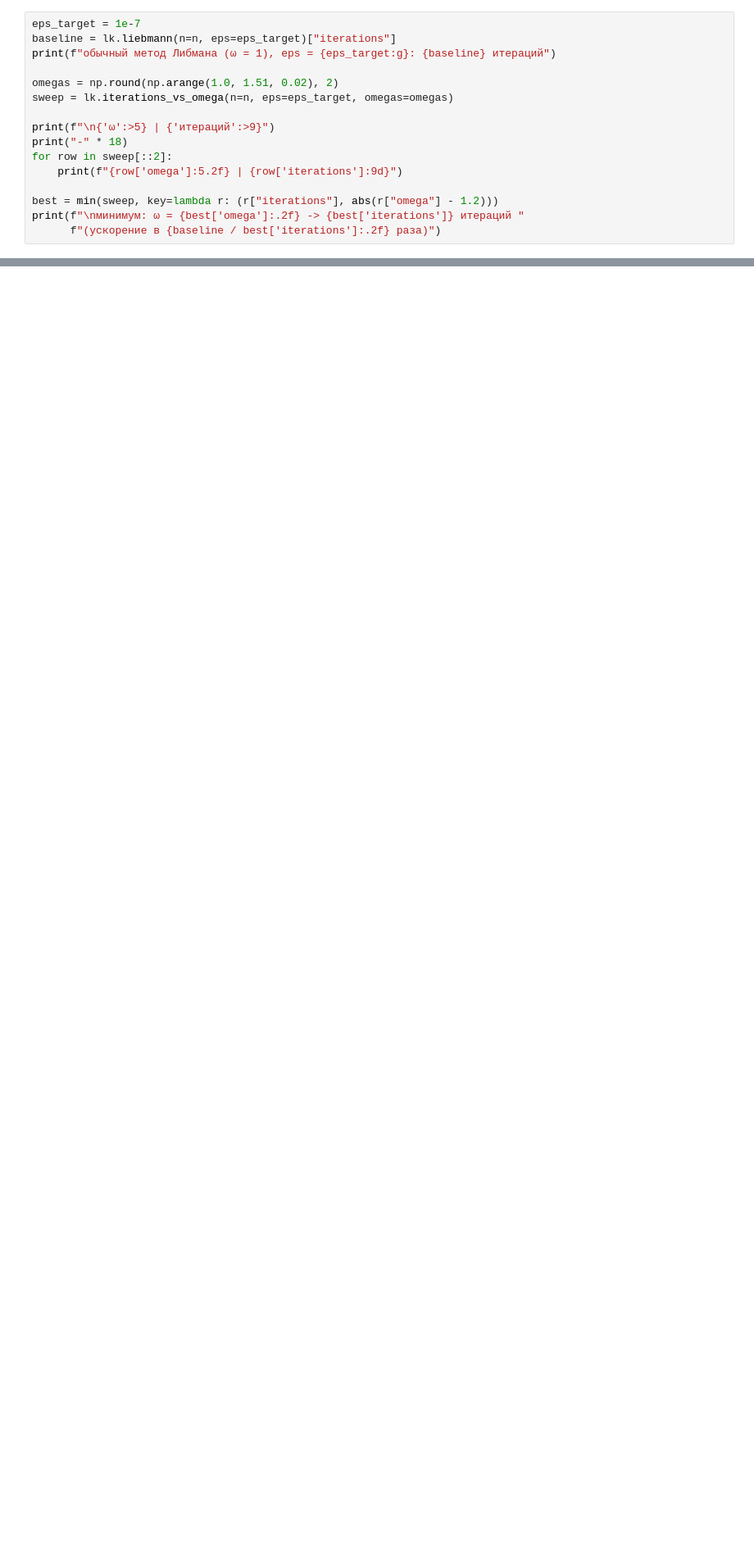
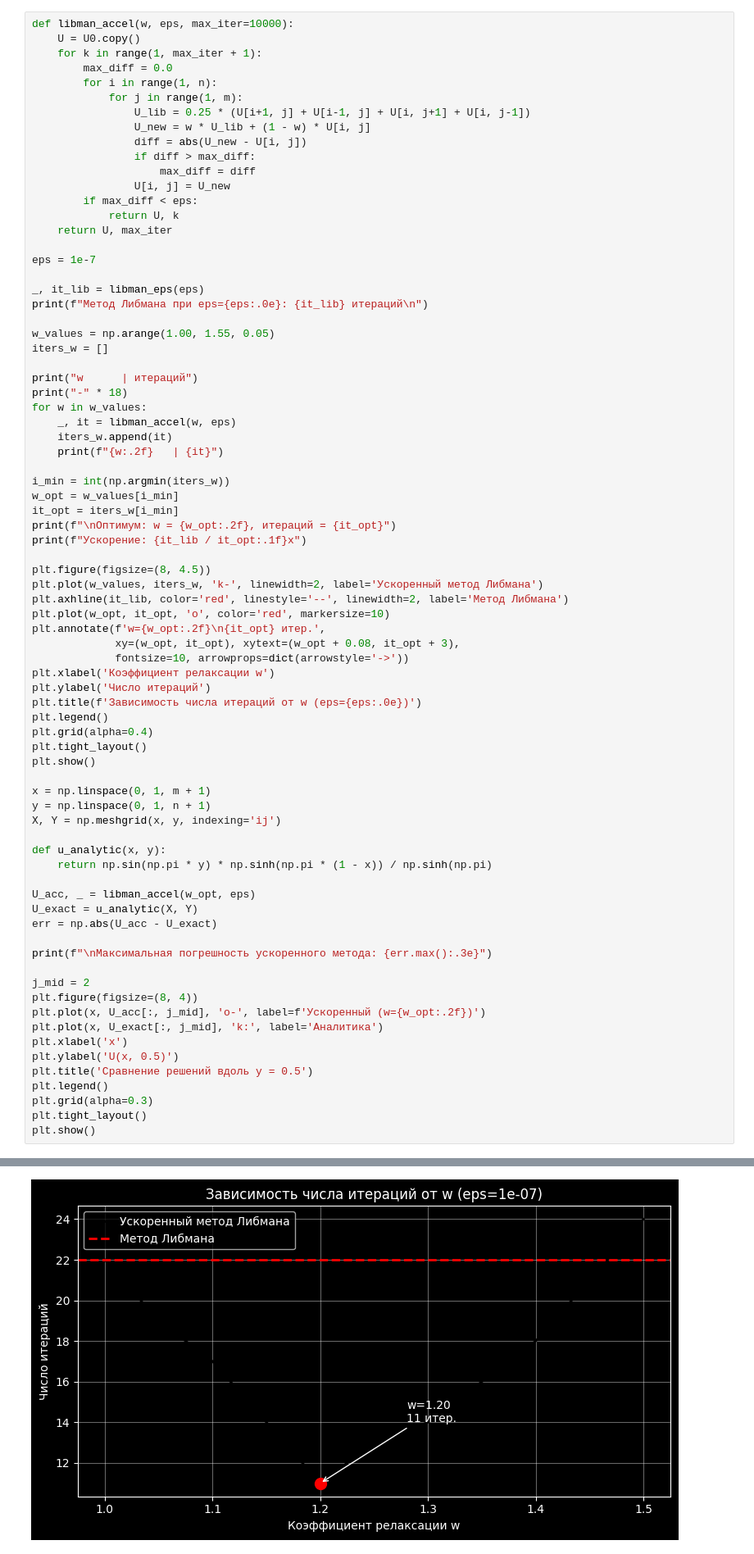
Before and after one commit to ealeksbykova/math-model-python, a Jupyter notebook: solution/Практическое занятие 1_1 - метод Либмана.ipynb, the cells around one changed output, grey strips where cells are left out. Shown at 82% size. Drawn from its saved outputs; the diff is of its cells as text; blank space fills up the shorter version.

```diff
--- a/solution/Практическое занятие 1_1 - метод Либмана.ipynb
+++ b/solution/Практическое занятие 1_1 - метод Либмана.ipynb
@@ -156,19 +75,80 @@ iter ~ eps^(-0.14); при уменьшении eps на порядок числ
 ---
 ## Задание №3. Ускоренный метод Либмана (коэффициент релаксации)
 # %%
-eps_target = 1e-7
-baseline = lk.liebmann(n=n, eps=eps_target)["iterations"]
-print(f"обычный метод Либмана (ω = 1), eps = {eps_target:g}: {baseline} итераций")
+def libman_accel(w, eps, max_iter=10000):
+    U = U0.copy()
+    for k in range(1, max_iter + 1):
+        max_diff = 0.0
+        for i in range(1, n):
+            for j in range(1, m):
+                U_lib = 0.25 * (U[i+1, j] + U[i-1, j] + U[i, j+1] + U[i, j-1])
+                U_new = w * U_lib + (1 - w) * U[i, j]
+                diff = abs(U_new - U[i, j])
+                if diff > max_diff:
+                    max_diff = diff
+                U[i, j] = U_new
+        if max_diff < eps:
+            return U, k
+    return U, max_iter
 
-omegas = np.round(np.arange(1.0, 1.51, 0.02), 2)
-sweep = lk.iterations_vs_omega(n=n, eps=eps_target, omegas=omegas)
+eps = 1e-7
 
-print(f"\n{'ω':>5} | {'итераций':>9}")
+_, it_lib = libman_eps(eps)
+print(f"Метод Либмана при eps={eps:.0e}: {it_lib} итераций\n")
+
+w_values = np.arange(1.00, 1.55, 0.05)
+iters_w = []
+
+print("w      | итераций")
 print("-" * 18)
-for row in sweep[::2]:
-    print(f"{row['omega']:5.2f} | {row['iterations']:9d}")
+for w in w_values:
+    _, it = libman_accel(w, eps)
+    iters_w.append(it)
+    print(f"{w:.2f}   | {it}")
 
-best = min(sweep, key=lambda r: (r["iterations"], abs(r["omega"] - 1.2)))
-print(f"\nминимум: ω = {best['omega']:.2f} -> {best['iterations']} итераций "
-      f"(ускорение в {baseline / best['iterations']:.2f} раза)")
+i_min = int(np.argmin(iters_w))
+w_opt = w_values[i_min]
+it_opt = iters_w[i_min]
+print(f"\nОптимум: w = {w_opt:.2f}, итераций = {it_opt}")
+print(f"Ускорение: {it_lib / it_opt:.1f}x")
+
+plt.figure(figsize=(8, 4.5))
+plt.plot(w_values, iters_w, 'k-', linewidth=2, label='Ускоренный метод Либмана')
+plt.axhline(it_lib, color='red', linestyle='--', linewidth=2, label='Метод Либмана')
+plt.plot(w_opt, it_opt, 'o', color='red', markersize=10)
+plt.annotate(f'w={w_opt:.2f}\n{it_opt} итер.',
+             xy=(w_opt, it_opt), xytext=(w_opt + 0.08, it_opt + 3),
+             fontsize=10, arrowprops=dict(arrowstyle='->'))
+plt.xlabel('Коэффициент релаксации w')
+plt.ylabel('Число итераций')
+plt.title(f'Зависимость числа итераций от w (eps={eps:.0e})')
+plt.legend()
+plt.grid(alpha=0.4)
+plt.tight_layout()
+plt.show()
+
+x = np.linspace(0, 1, m + 1)
+y = np.linspace(0, 1, n + 1)
+X, Y = np.meshgrid(x, y, indexing='ij')
+
+def u_analytic(x, y):
+    return np.sin(np.pi * y) * np.sinh(np.pi * (1 - x)) / np.sinh(np.pi)
+
+U_acc, _ = libman_accel(w_opt, eps)
+U_exact = u_analytic(X, Y)
+err = np.abs(U_acc - U_exact)
+
+print(f"\nМаксимальная погрешность ускоренного метода: {err.max():.3e}")
+
+j_mid = 2
+plt.figure(figsize=(8, 4))
+plt.plot(x, U_acc[:, j_mid], 'o-', label=f'Ускоренный (w={w_opt:.2f})')
+plt.plot(x, U_exact[:, j_mid], 'k:', label='Аналитика')
+plt.xlabel('x')
+plt.ylabel('U(x, 0.5)')
+plt.title('Сравнение решений вдоль y = 0.5')
+plt.legend()
+plt.grid(alpha=0.3)
+plt.tight_layout()
+plt.show()
 # %% [output]
@@ -193,0 +173 @@ print(f"\nминимум: ω = {best['omega']:.2f} -> {best['iterations']} ит
+[figure, added]
```
Also changed, not shown: parts of 12 cells of this notebook, 21 other files.
